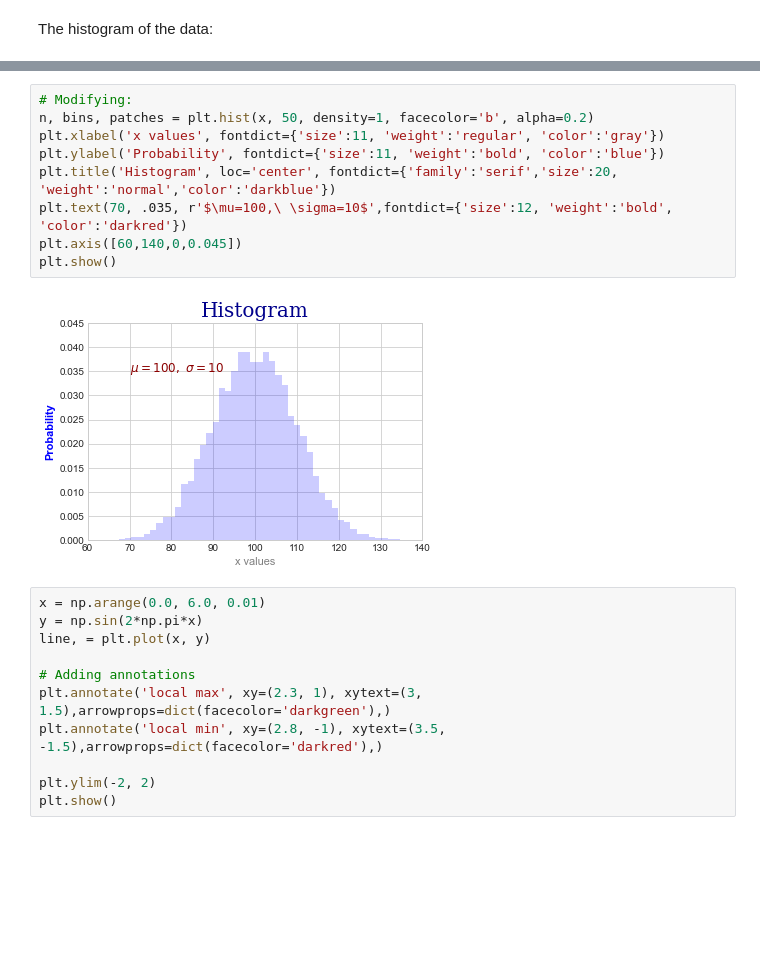
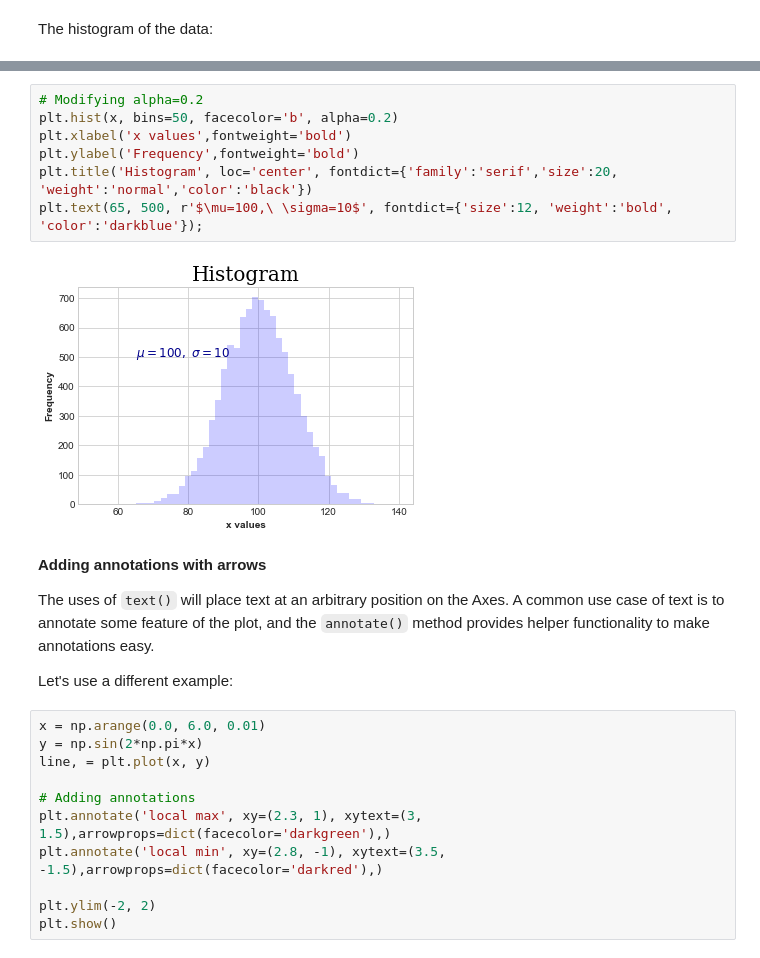
Before and after one commit to Goliath-Research/Introduction-to-Data-Science, a Jupyter notebook: 05-Introduction to Data Visualization/03-Customizing Matplotlib.ipynb, the cells around one changed output, grey strips where cells are left out. Cells and saved outputs as stored; diff of their text form; blank space fills up the shorter version.

```diff
--- a/05-Introduction to Data Visualization/03-Customizing Matplotlib.ipynb
+++ b/05-Introduction to Data Visualization/03-Customizing Matplotlib.ipynb
@@ -140,14 +211,18 @@ plt.show()
 # %%
-# Modifying:
-n, bins, patches = plt.hist(x, 50, density=1, facecolor='b', alpha=0.2)
-plt.xlabel('x values', fontdict={'size':11, 'weight':'regular', 'color':'gray'})
-plt.ylabel('Probability', fontdict={'size':11, 'weight':'bold', 'color':'blue'})
-plt.title('Histogram', loc='center', fontdict={'family':'serif','size':20, 'weight':'normal','color':'darkblue'})
-plt.text(70, .035, r'$\mu=100,\ \sigma=10$',fontdict={'size':12, 'weight':'bold', 'color':'darkred'})
-plt.axis([60,140,0,0.045])
-plt.show()
+# Modifying alpha=0.2
+plt.hist(x, bins=50, facecolor='b', alpha=0.2)
+plt.xlabel('x values',fontweight='bold')
+plt.ylabel('Frequency',fontweight='bold')
+plt.title('Histogram', loc='center', fontdict={'family':'serif','size':20, 'weight':'normal','color':'black'})
+plt.text(65, 500, r'$\mu=100,\ \sigma=10$', fontdict={'size':12, 'weight':'bold', 'color':'darkblue'});
 # %% [output]
-[figure, old version]
+[figure, new version]
+# %% [markdown]
+**Adding annotations with arrows**
+
+The uses of `text()` will place text at an arbitrary position on the Axes. A common use case of text is to annotate some feature of the plot, and the `annotate()` method provides helper functionality to make annotations easy.
+
+Let's use a different example:
 # %%
 x = np.arange(0.0, 6.0, 0.01)
 y = np.sin(2*np.pi*x)
```
Also changed, not shown: parts of 15 cells of this notebook, 12 other files.
